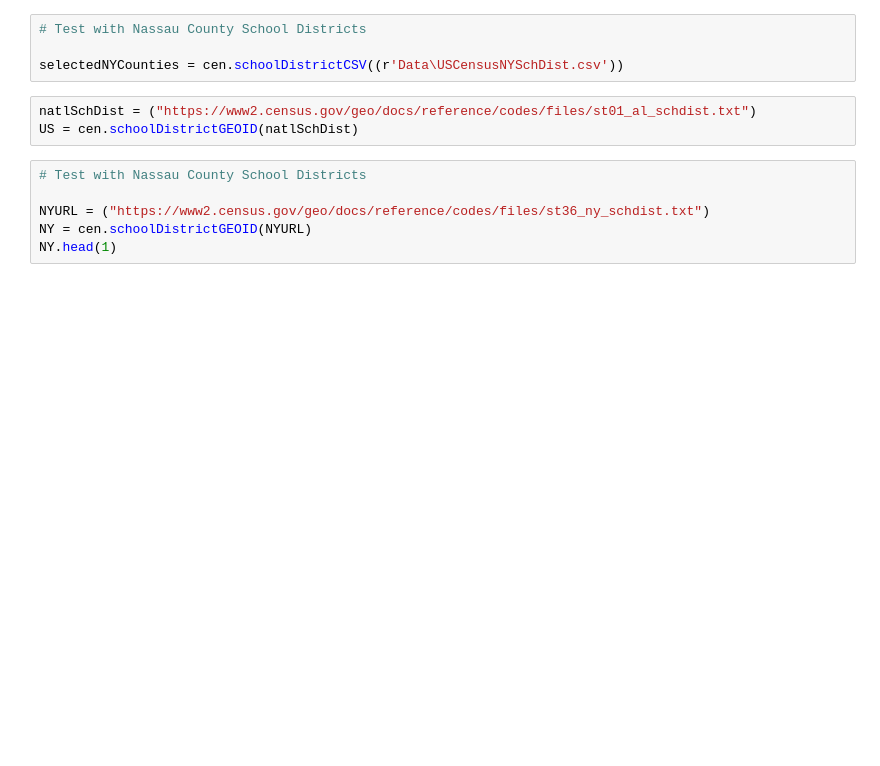
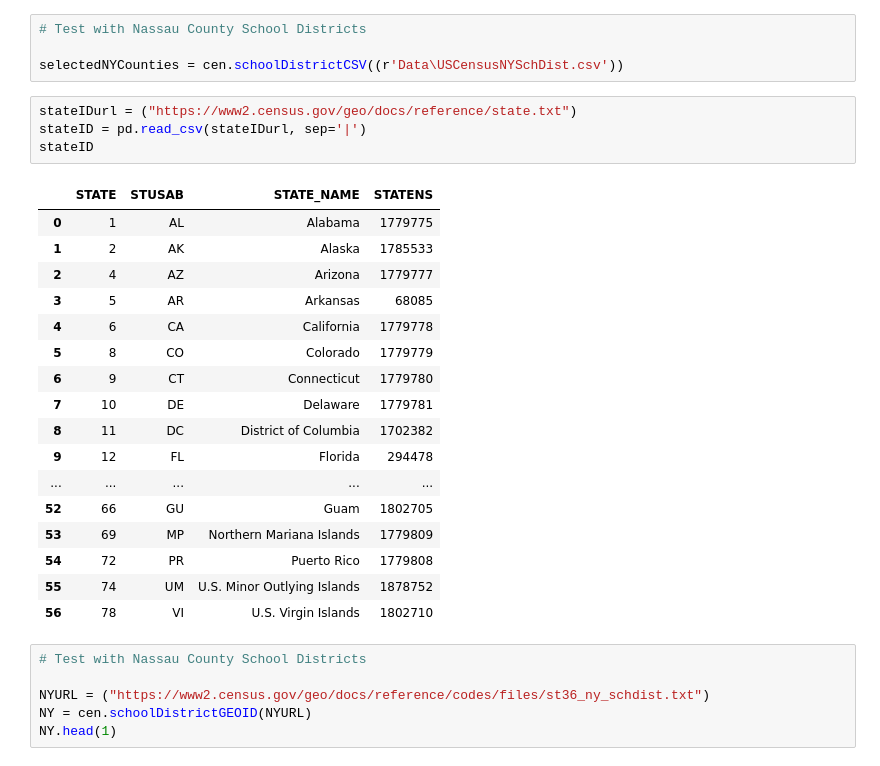
Before and after one commit to pylinet/USCensus, a Jupyter notebook: USCensusNYData-Test.ipynb, the cells around one changed output. Saved outputs shown, nothing was run; the diff lists cells and outputs as text; blank space fills up the shorter version.

```diff
--- a/USCensusNYData-Test.ipynb
+++ b/USCensusNYData-Test.ipynb
@@ -35,8 +35,27 @@ cen.censusDataDetailedTable.head()
 
 selectedNYCounties = cen.schoolDistrictCSV((r'Data\USCensusNYSchDist.csv'))
 # %%
-natlSchDist = ("https://www2.census.gov/geo/docs/reference/codes/files/st01_al_schdist.txt")
-US = cen.schoolDistrictGEOID(natlSchDist)
+stateIDurl = ("https://www2.census.gov/geo/docs/reference/state.txt")
+stateID = pd.read_csv(stateIDurl, sep='|')
+stateID
+# %% [output]
+|  | STATE | STUSAB | STATE_NAME | STATENS |
+| 0 | 1 | AL | Alabama | 1779775 |
+| 1 | 2 | AK | Alaska | 1785533 |
+| 2 | 4 | AZ | Arizona | 1779777 |
+| 3 | 5 | AR | Arkansas | 68085 |
+| 4 | 6 | CA | California | 1779778 |
+| 5 | 8 | CO | Colorado | 1779779 |
+| 6 | 9 | CT | Connecticut | 1779780 |
+| 7 | 10 | DE | Delaware | 1779781 |
+| 8 | 11 | DC | District of Columbia | 1702382 |
+| 9 | 12 | FL | Florida | 294478 |
+| ... | ... | ... | ... | ... |
+| 52 | 66 | GU | Guam | 1802705 |
+| 53 | 69 | MP | Northern Mariana Islands | 1779809 |
+| 54 | 72 | PR | Puerto Rico | 1779808 |
+| 55 | 74 | UM | U.S. Minor Outlying Islands | 1878752 |
+| 56 | 78 | VI | U.S. Virgin Islands | 1802710 |
 # %%
 # Test with Nassau County School Districts
 
```
Also changed, not shown: parts of 12 cells of this notebook, 2 other files.
